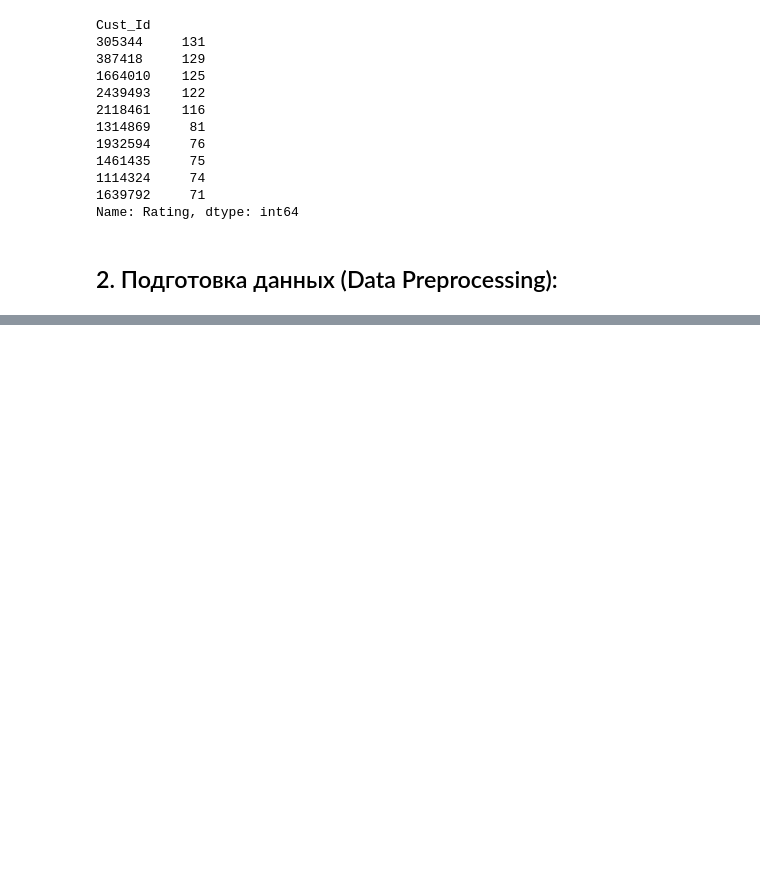
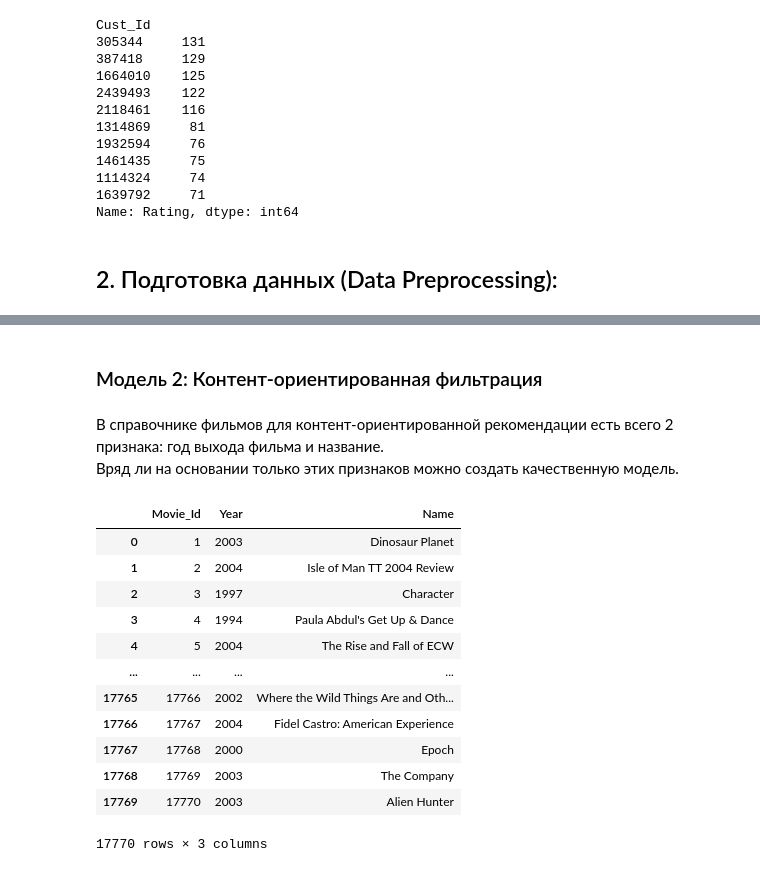
Before and after one commit to AlxndrVslv/data-science, a Jupyter notebook: 11_recommender_system/05_hands_on_project/HW5.ipynb, the cells around one changed output, grey strips where cells are left out. Drawn from its saved outputs; the diff is of its cells as text; code cells hidden in the pictures; blank space fills up the shorter version.

```diff
--- a/11_recommender_system/05_hands_on_project/HW5.ipynb
+++ b/11_recommender_system/05_hands_on_project/HW5.ipynb
@@ -183,0 +254,21 @@ Name: Rating, dtype: int64
+# %% [markdown]
+### Модель 2: Контент-ориентированная фильтрация
+# %% [markdown]
+В справочнике фильмов для контент-ориентированной рекомендации есть всего 2 признака: год выхода фильма и название.<br/>
+Вряд ли на основании только этих признаков можно создать качественную модель.
+# %%
+movies_df
+# %% [output]
+|  | Movie_Id | Year | Name |
+| 0 | 1 | 2003 | Dinosaur Planet |
+| 1 | 2 | 2004 | Isle of Man TT 2004 Review |
+| 2 | 3 | 1997 | Character |
+| 3 | 4 | 1994 | Paula Abdul's Get Up & Dance |
+| 4 | 5 | 2004 | The Rise and Fall of ECW |
+| ... | ... | ... | ... |
+| 17765 | 17766 | 2002 | Where the Wild Things Are and Oth... |
+| 17766 | 17767 | 2004 | Fidel Castro: American Experience |
+| 17767 | 17768 | 2000 | Epoch |
+| 17768 | 17769 | 2003 | The Company |
+| 17769 | 17770 | 2003 | Alien Hunter |
+17770 rows × 3 columns
```
Also changed, not shown: parts of 29 cells of this notebook, 1 other file.
